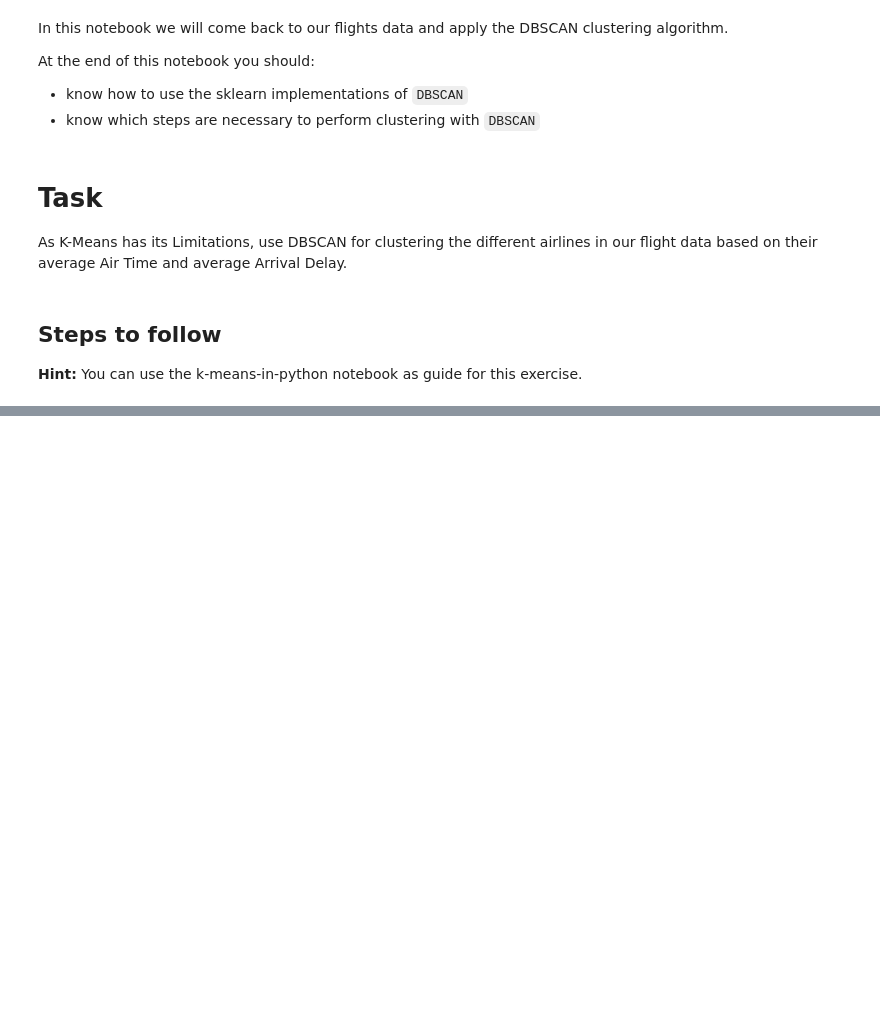
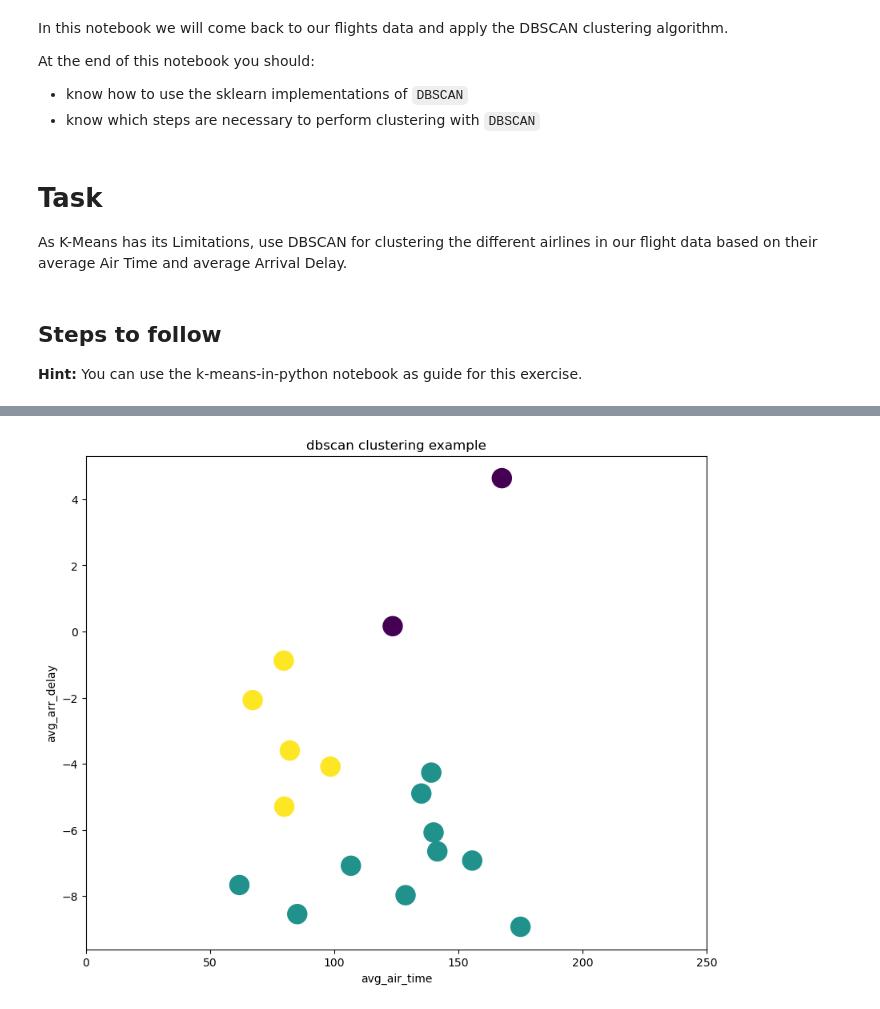
Before and after one commit to SabrinaPau/14_clustering, a Jupyter notebook: 4_DBSCAN_in_python.ipynb, the cells around one changed output, grey strips where cells are left out. Drawn from its saved outputs; the diff is of its cells as text; code cells hidden in the pictures; blank space fills up the shorter version.

```diff
--- a/4_DBSCAN_in_python.ipynb
+++ b/4_DBSCAN_in_python.ipynb
@@ -37,0 +46,3 @@ schema = '_____'
+# %%
+# Query the database
+dbscan_data = pd.read_sql_query(sql_select, engine)
@@ -38,2 +59,4 @@ schema = '_____'
 # %%
 # Set up the scaler object to standardize the data using StandardScaler()
+sc = StandardScaler()
+scaled_data = sc.fit_transform(dbscan_data[['avg_air_time', 'avg_arr_delay']])
@@ -40,3 +84,6 @@ schema = '_____'
 # %%
 # Set up the DBSCAN object and cluster using the scaled data
 # Hint: dbscan=DBSCAN(), dbscan.fit(yourdata)
+
+dbscan = DBSCAN(eps = 0.85, min_samples=3)
+dbscan.fit(X = scaled_data)
@@ -43,2 +92,3 @@ schema = '_____'
 # %%
 # Write the clusters (.labels_) to the dataframe as a new column
+dbscan_data['db_clusters'] = dbscan.labels_
@@ -45,2 +116,17 @@ schema = '_____'
 # %%
 # Set up scatterplot with color of points based on cluster labels
+fig, ax1 = plt.subplots(figsize=(10,8))
+
+#labels
+ax1.set_xlabel('avg_air_time')
+ax1.set_ylabel('avg_arr_delay')
+ax1.set_title('dbscan clustering example')
+ax1.set_xlim(0,250)
+#plot
+plt.scatter(dbscan_data['avg_air_time'],
+            dbscan_data['avg_arr_delay'],
+            s = 300,
+            c = dbscan_data['db_clusters'] # color based on cluster labels
+           );
+# %% [output]
+[figure, added]
```
Also changed, not shown: parts of 7 cells of this notebook, 3 other files.
